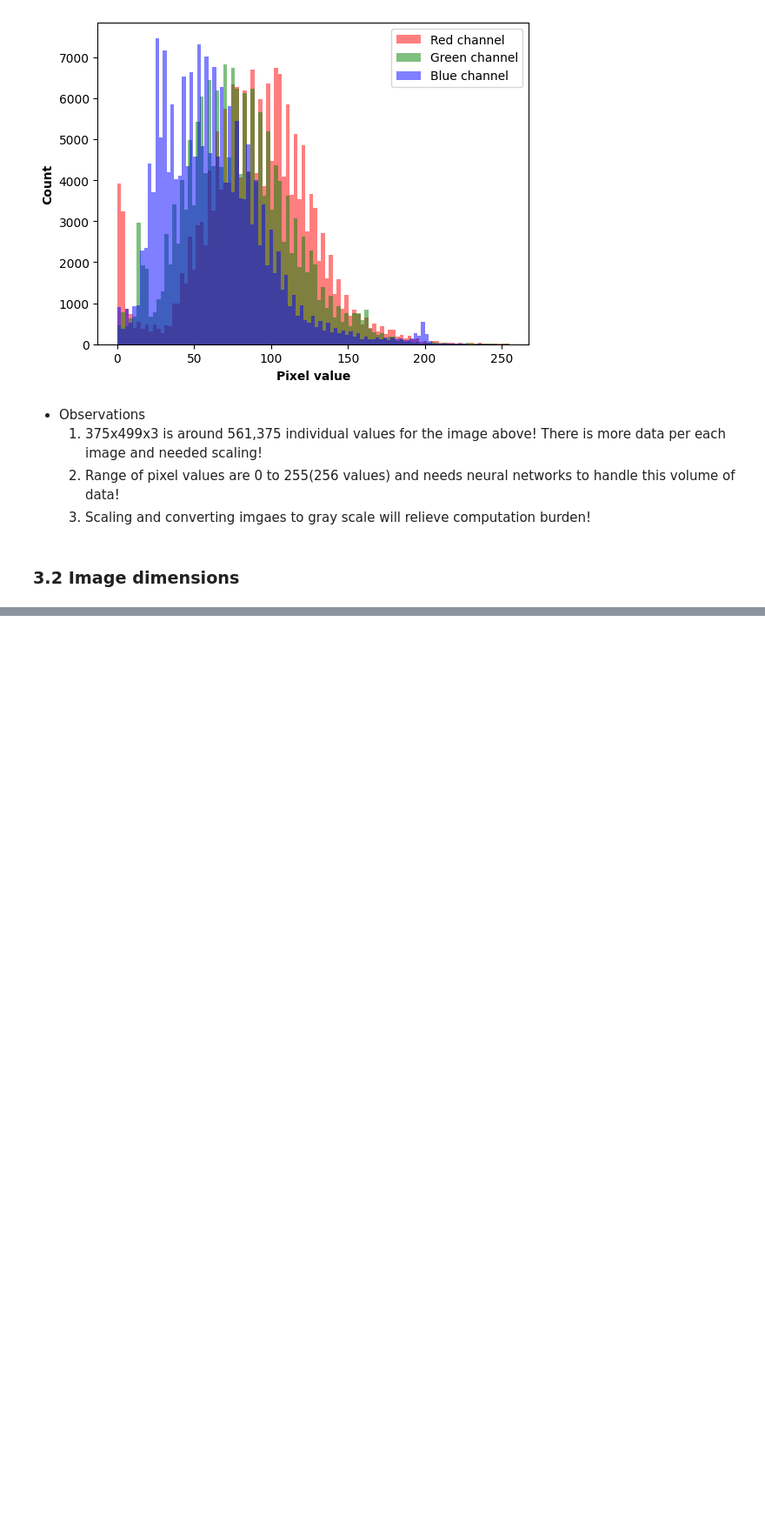
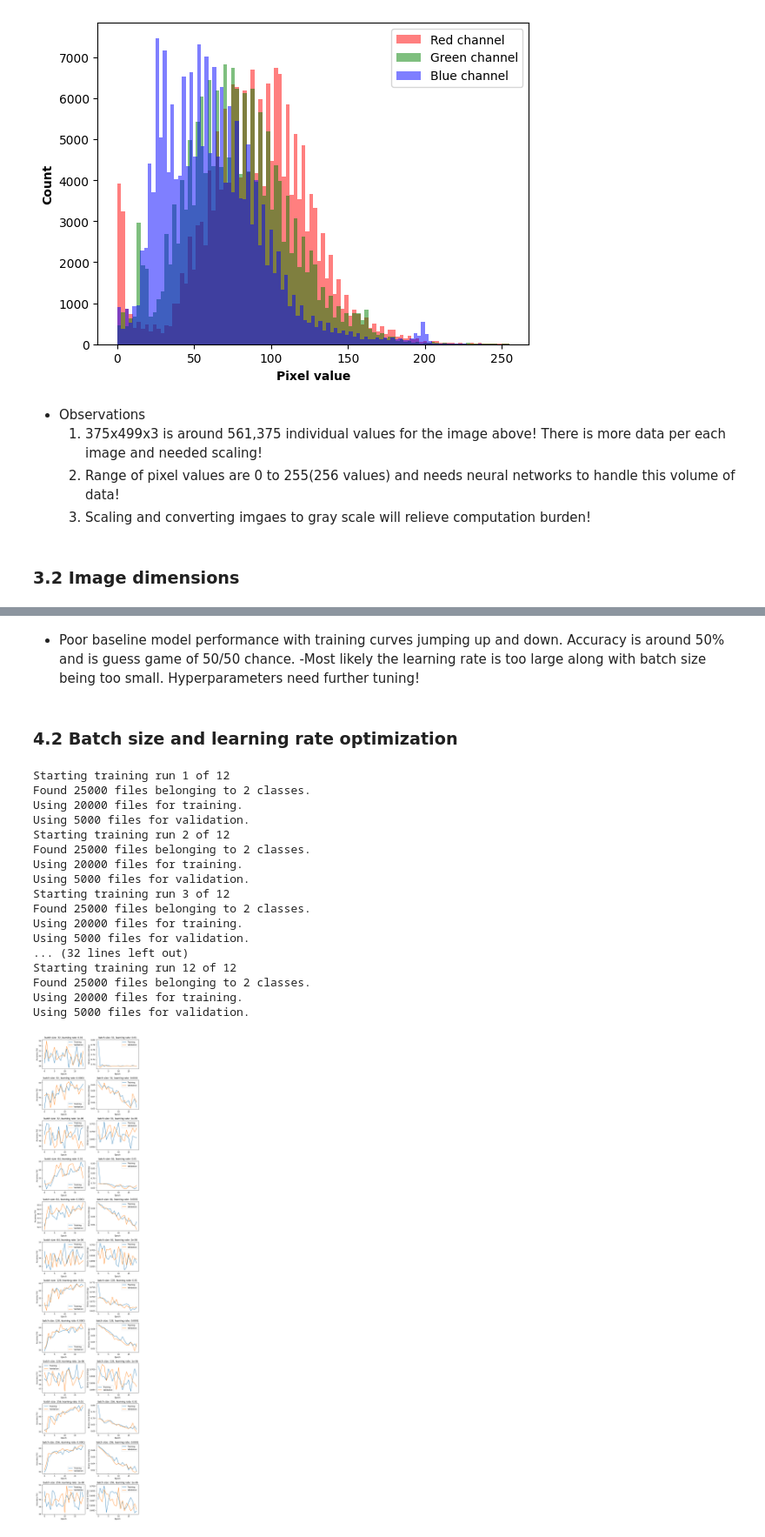
Before and after one commit to 4GeeksAcademy/Madesh-image-classification, a Jupyter notebook: src/Madesh_solution.ipynb, the cells around one changed output, grey strips where cells are left out. Shown at 87% size. Drawn from its saved outputs; the diff is of its cells as text; code cells hidden in the pictures; blank space fills up the shorter version.

```diff
--- a/src/Madesh_solution.ipynb
+++ b/src/Madesh_solution.ipynb
@@ -111,0 +155,46 @@ plt.show()
+# %% [markdown]
+- Poor baseline model performance with training curves jumping up and down. Accuracy is around 50% and is guess game of 50/50 chance.
+-Most likely the learning rate is too large along with batch size being too small. Hyperparameters need further tuning!
+# %% [markdown]
+### 4.2 Batch size and learning rate optimization
+# %%
+%%time
+
+hyperparameters={
+    'batch_sizes': [32, 64, 128, 256],
+    'learning_rates': [0.01, 0.0001, 0.000001]
+}
+
+hyperparameter_optimization_results=hyperparameter_optimization_run(
+    training_data_path,
+    **hyperparameters
+)
+
+plot_labels=['batch_sizes', 'learning_rates']
+
+plot_hyperparameter_optimization_run(
+    hyperparameter_optimization_results,
+    hyperparameters,
+    plot_labels
+).show()
+
+print()
+# %% [output]
+Starting training run 1 of 12
+Found 25000 files belonging to 2 classes.
+Using 20000 files for training.
+Using 5000 files for validation.
+Starting training run 2 of 12
+Found 25000 files belonging to 2 classes.
+Using 20000 files for training.
+Using 5000 files for validation.
+Starting training run 3 of 12
+Found 25000 files belonging to 2 classes.
+Using 20000 files for training.
+Using 5000 files for validation.
+... (32 lines left out)
+Starting training run 12 of 12
+Found 25000 files belonging to 2 classes.
+Using 20000 files for training.
+Using 5000 files for validation.
+[figure, added]
```
Also changed, not shown: parts of 13 cells of this notebook.
